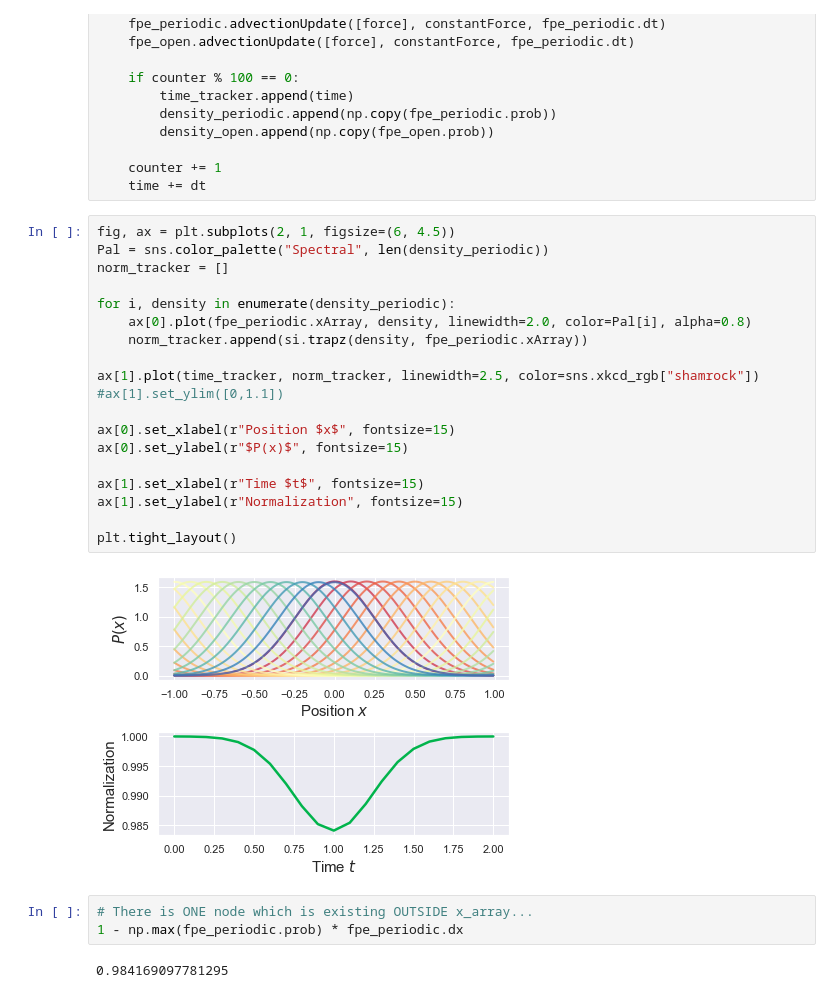
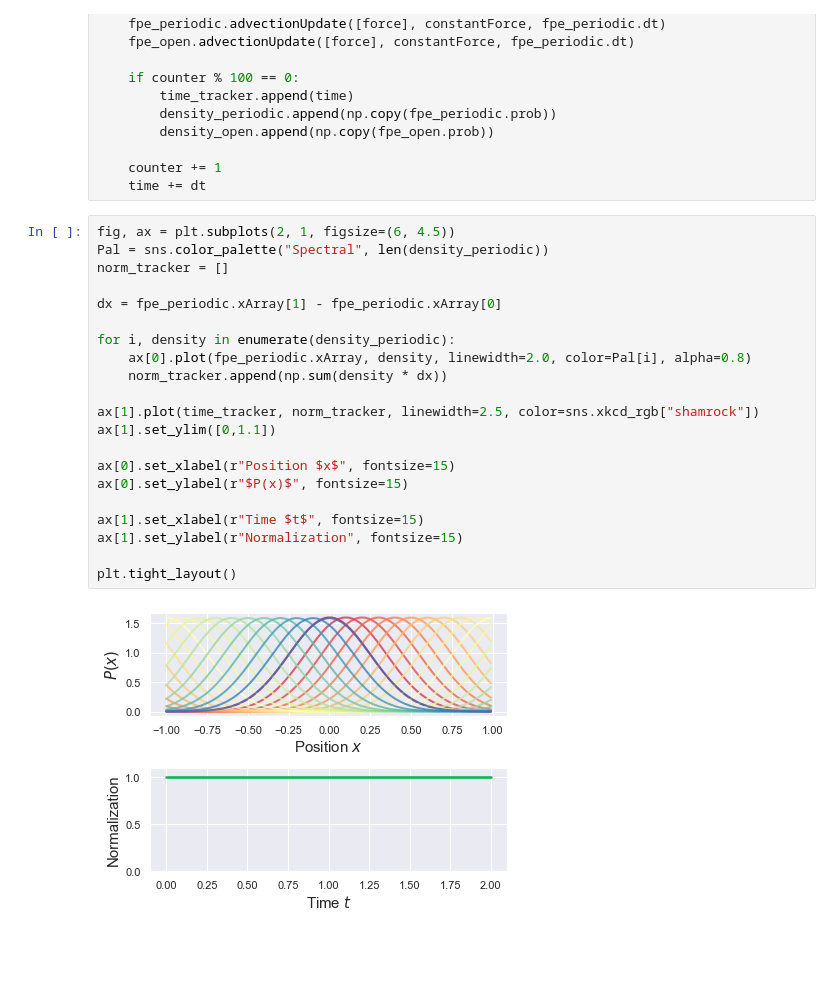
Before and after one commit to StevenJLarge/FokkerPlanck, a Jupyter notebook: notebooks/01-slarge-advection.ipynb, the cells around one changed output. Drawn from its saved outputs; the diff is of its cells as text; blank space fills up the shorter version.

Commit message:
Solved problem with PDCs in advection routines, and got some results for open BCs, but dx needs to be very small or there is an instability at the boundary that is a little puzzling...

```diff
--- a/notebooks/01-slarge-advection.ipynb
+++ b/notebooks/01-slarge-advection.ipynb
@@ -169,26 +169,23 @@ while time < total_time:
 # %%
 fig, ax = plt.subplots(2, 1, figsize=(6, 4.5))
 Pal = sns.color_palette("Spectral", len(density_periodic))
 norm_tracker = []
 
+dx = fpe_periodic.xArray[1] - fpe_periodic.xArray[0]
+
 for i, density in enumerate(density_periodic):
     ax[0].plot(fpe_periodic.xArray, density, linewidth=2.0, color=Pal[i], alpha=0.8)
-    norm_tracker.append(si.trapz(density, fpe_periodic.xArray))
+    norm_tracker.append(np.sum(density * dx))
 
 ax[1].plot(time_tracker, norm_tracker, linewidth=2.5, color=sns.xkcd_rgb["shamrock"])
-#ax[1].set_ylim([0,1.1])
+ax[1].set_ylim([0,1.1])
 
 ax[0].set_xlabel(r"Position $x$", fontsize=15)
 ax[0].set_ylabel(r"$P(x)$", fontsize=15)
 
 ax[1].set_xlabel(r"Time $t$", fontsize=15)
 ax[1].set_ylabel(r"Normalization", fontsize=15)
 
 plt.tight_layout()
 # %% [output]
-[figure, old version]
+[figure, new version]
-# %%
-# There is ONE node which is existing OUTSIDE x_array...
-1 - np.max(fpe_periodic.prob) * fpe_periodic.dx
-# %% [output]
-0.984169097781295
```
Also changed, not shown: parts of 4 cells of this notebook, 1 other file.
